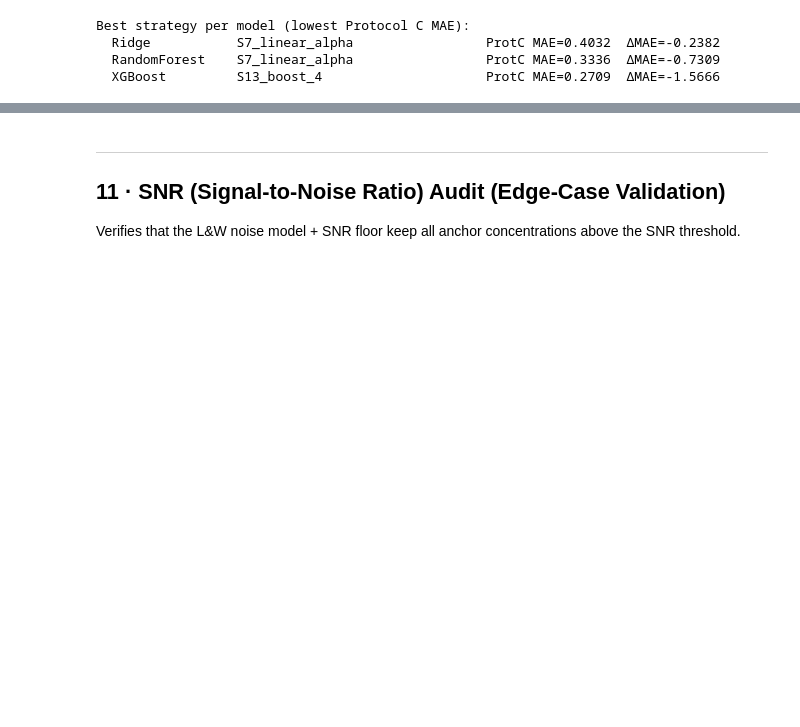
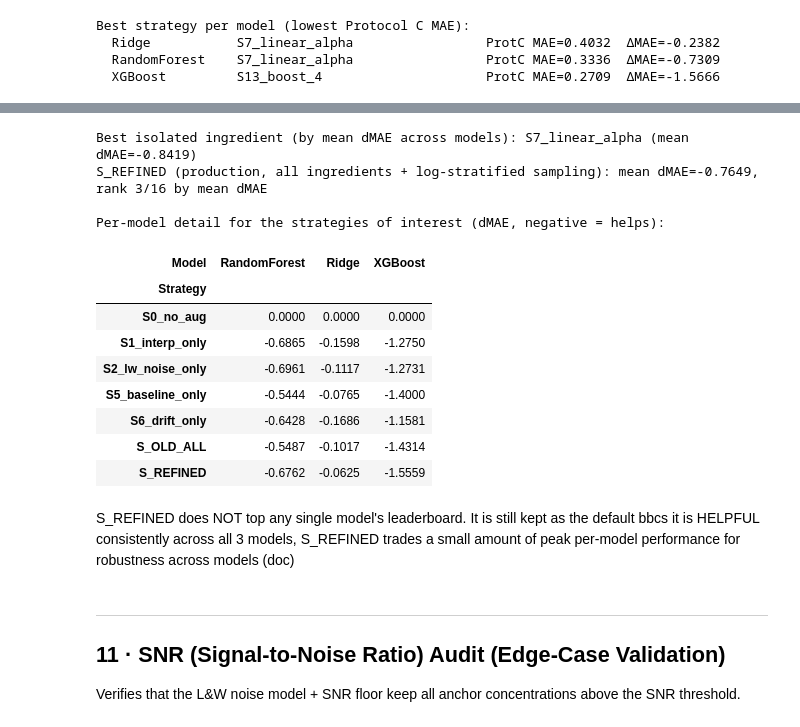
Before and after one commit to sorigh/pyocyanin-data-aug, a Jupyter notebook: notebooks/full_range_data_augmentation.ipynb, the cells around one changed output, grey strips where cells are left out. Saved outputs shown, nothing was run; the diff lists cells and outputs as text; code cells hidden in the pictures; blank space fills up the shorter version.

```diff
--- a/notebooks/full_range_data_augmentation.ipynb
+++ b/notebooks/full_range_data_augmentation.ipynb
@@ -1418,3 +1462,45 @@ bar_fig.show()
+# %%
+import pandas as pd
+from IPython.display import display
+import paths
+# 1. Load both dataframes from your saved CSVs
+verdict_df = pd.read_csv(paths.RESULTS_DIR / 'full_range_ablation_verdict.csv')
+ablation_df = pd.read_csv(paths.RESULTS_DIR / 'full_range_ablation_results_refined.csv') # Replace with your actual filename
+
+# 2. Run your exact comparison code
+comparison_ids = ['S0_no_aug', 'S1_interp_only', 'S2_lw_noise_only', 'S5_baseline_only',
+                  'S6_drift_only', 'S_OLD_ALL', 'S_REFINED']
+
+isolated_mask = ~verdict_df['Strategy'].isin(['S0_no_aug', 'S_OLD_ALL', 'S_REFINED'])
+best_isolated = verdict_df[isolated_mask].iloc[0]
+refined_row = verdict_df[verdict_df['Strategy'] == 'S_REFINED'].iloc[0]
+refined_rank = int(verdict_df.index[verdict_df['Strategy'] == 'S_REFINED'][0]) + 1
+
+print(f"Best isolated ingredient (by mean dMAE across models): {best_isolated['Strategy']} "
+      f"(mean dMAE={best_isolated['mean_dMAE']:+.4f})")
+print(f"S_REFINED (production, all ingredients + log-stratified sampling): "
+      f"mean dMAE={refined_row['mean_dMAE']:+.4f}, rank {refined_rank}/{len(verdict_df)} by mean dMAE\n")
+
+print("Per-model detail for the strategies of interest (dMAE, negative = helps):")
+display(ablation_df[ablation_df['Strategy'].isin(comparison_ids)]
+        .pivot(index='Strategy', columns='Model', values='dMAE')
+        .reindex(comparison_ids))
+# %% [output]
+Best isolated ingredient (by mean dMAE across models): S7_linear_alpha (mean dMAE=-0.8419)
+S_REFINED (production, all ingredients + log-stratified sampling): mean dMAE=-0.7649, rank 3/16 by mean dMAE
+
+Per-model detail for the strategies of interest (dMAE, negative = helps):
+| Model | RandomForest | Ridge | XGBoost |
+| Strategy |  |  |  |
+| S0_no_aug | 0.0000 | 0.0000 | 0.0000 |
+| S1_interp_only | -0.6865 | -0.1598 | -1.2750 |
+| S2_lw_noise_only | -0.6961 | -0.1117 | -1.2731 |
+| S5_baseline_only | -0.5444 | -0.0765 | -1.4000 |
+| S6_drift_only | -0.6428 | -0.1686 | -1.1581 |
+| S_OLD_ALL | -0.5487 | -0.1017 | -1.4314 |
+| S_REFINED | -0.6762 | -0.0625 | -1.5559 |
+# %% [markdown]
+S_REFINED does NOT top any single model's leaderboard. It is still kept as the default bbcs it is HELPFUL consistently across all 3 models, S_REFINED trades a small amount of peak per-model performance for robustness across models (doc)
 # %% [markdown]
 ---
 ## 11 · SNR (Signal-to-Noise Ratio) Audit (Edge-Case Validation)
```
Also changed, not shown: parts of 4 cells of this notebook, 3 other files.
